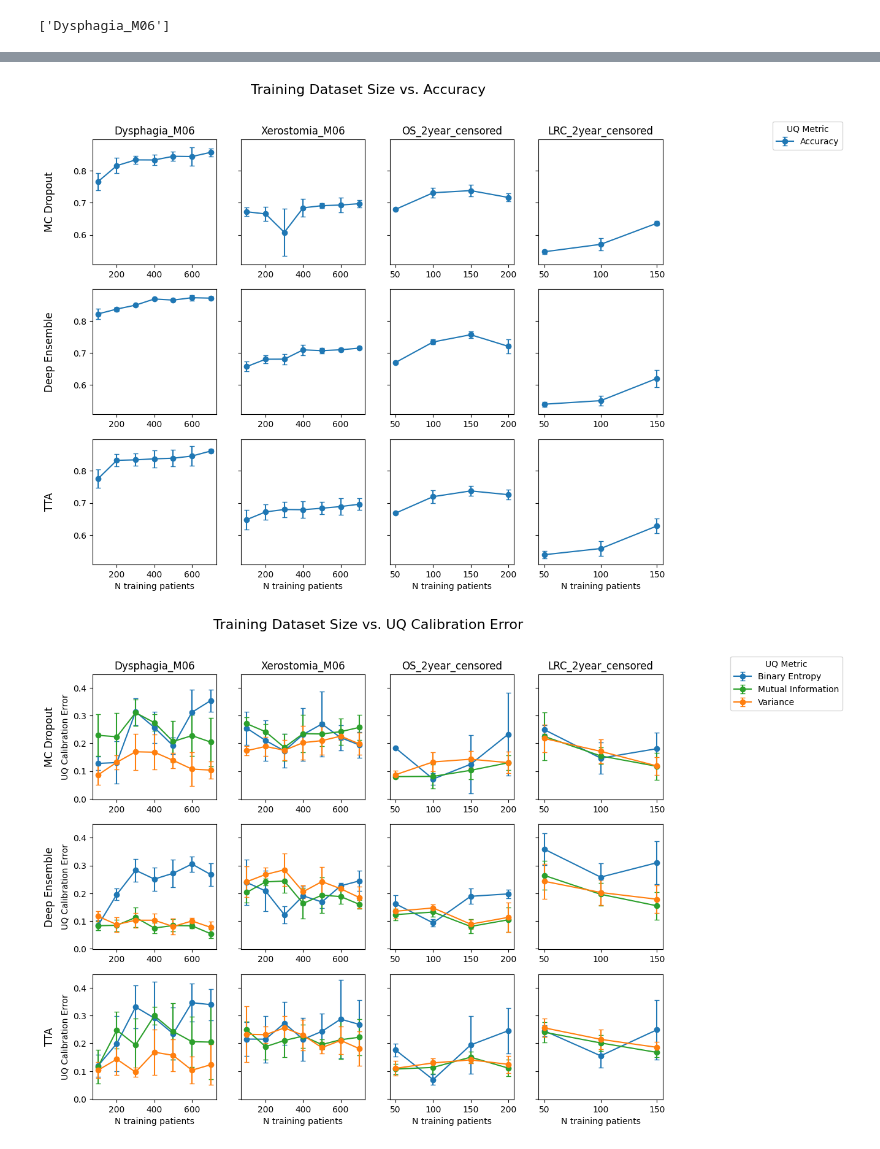
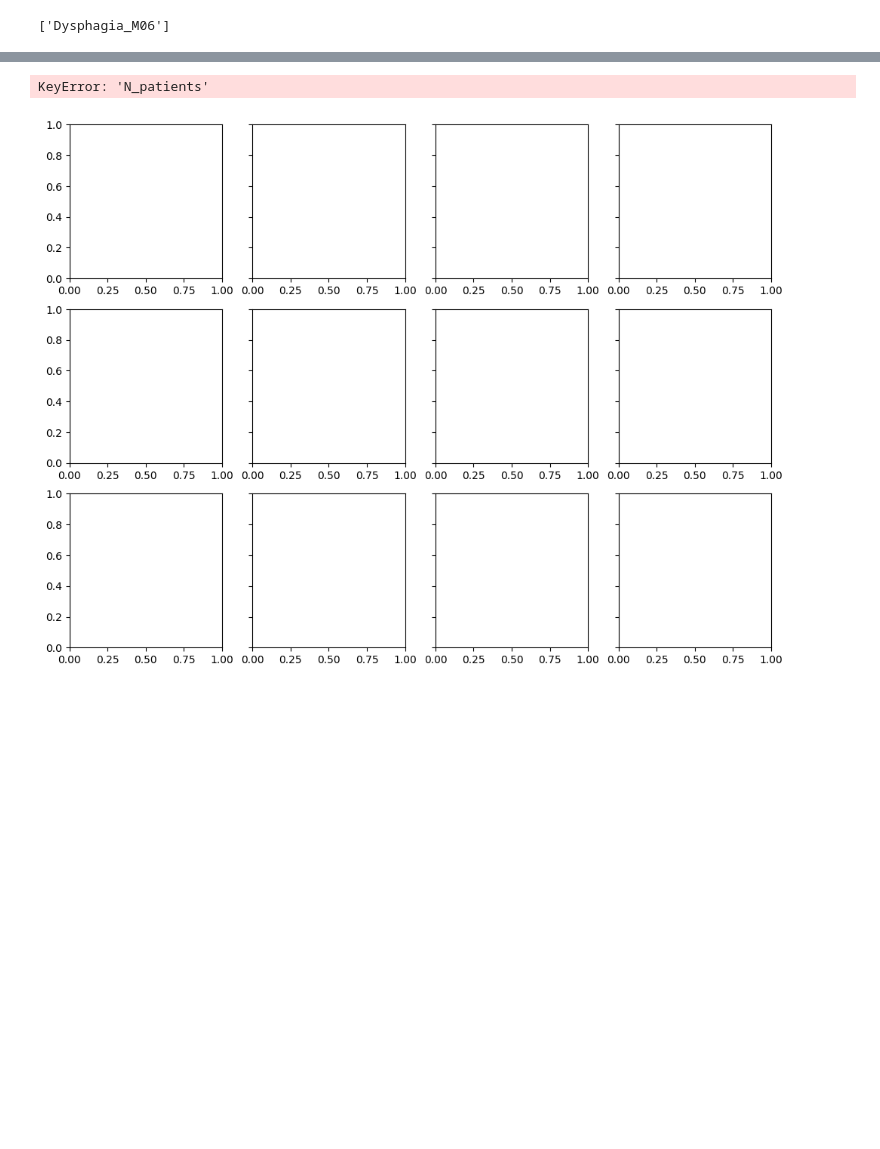
Before and after one commit to DLinRadiotherapyUMCG/PR3DICTR, a Jupyter notebook: metrics_testing copy.ipynb, the cells around one changed output, grey strips where cells are left out. Cells and saved outputs as stored; diff of their text form; code cells hidden in the pictures; blank space fills up the shorter version.

```diff
--- a/metrics_testing copy.ipynb
+++ b/metrics_testing copy.ipynb
@@ -202,26 +183,26 @@ ENDPOINT_TYPES = {
 # %%
 from src.uncertainty.visualisation.plotting_UQ import plot_nested_UQ
 
 
 UQ_methods_list = ['MC Dropout', 'Deep Ensemble', 'TTA'] #, 'Deep Ensemble']
 
-fig = plot_nested_UQ(UQ_RESULTS_DICT, ENDPOINT_TYPES, UQ_methods_list, UQ_metrics_list, plot_type="plot_accuracy_over_dataset_size",
+# fig = plot_nested_UQ(UQ_RESULTS_DICT, ENDPOINT_TYPES, UQ_methods_list, UQ_metrics_list, plot_type="plot_accuracy_over_dataset_size",
+#                      row_key="method", col_key="endpoint", N_bins=5, normalisation_method=None)
+# plt.show()
+# plot_UQ_values_over_dataset_size
+
+
+# fig = plot_nested_UQ(UQ_RESULTS_DICT, ENDPOINT_TYPES, UQ_methods_list, UQ_metrics_list, plot_type="calibration_error_dataset_size",
+#                      row_key="method", col_key="endpoint", N_bins=5, normalisation_method='minmax')
+# plt.show()
+
+UQ_methods_list
+fig = plot_nested_UQ(UQ_RESULTS_DICT, ENDPOINT_TYPES, UQ_methods_list, UQ_metrics_list, plot_type="plot_UQ_values_over_dataset_size",
                      row_key="method", col_key="endpoint", N_bins=5, normalisation_method=None)
 plt.show()
-plot_UQ_values_over_dataset_size
-
-
-fig = plot_nested_UQ(UQ_RESULTS_DICT, ENDPOINT_TYPES, UQ_methods_list, UQ_metrics_list, plot_type="calibration_error_dataset_size",
-                     row_key="method", col_key="endpoint", N_bins=5, normalisation_method='minmax')
-plt.show()
-
-
-# fig = plot_nested_UQ(UQ_RESULTS_DICT, ENDPOINT_TYPES, UQ_methods_list, UQ_metrics_list, plot_type="plot_UQ_values_over_dataset_size",
-#                      row_key="method", col_key="endpoint", N_bins=5, normalisation_method=None)
-# plt.show()
 
 # fig = plot_nested_UQ(UQ_RESULTS_DICT, ENDPOINT_TYPES, UQ_methods_list, UQ_metrics_list, plot_type="sparsification", row_key="endpoint", col_key="method")
 # plt.show()
 # %% [output]
+KeyError: 'N_patients'
-[figure, old version]
+[figure, new version]
-[figure, removed]
```
Also changed, not shown: parts of 3 cells of this notebook, 21 other files.
